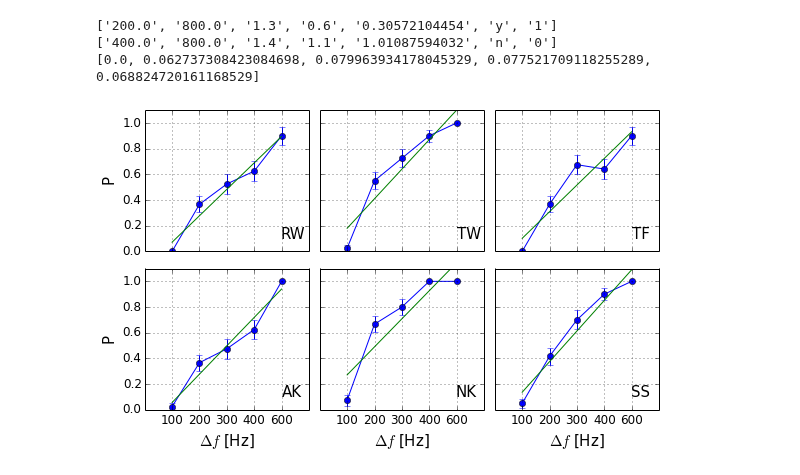
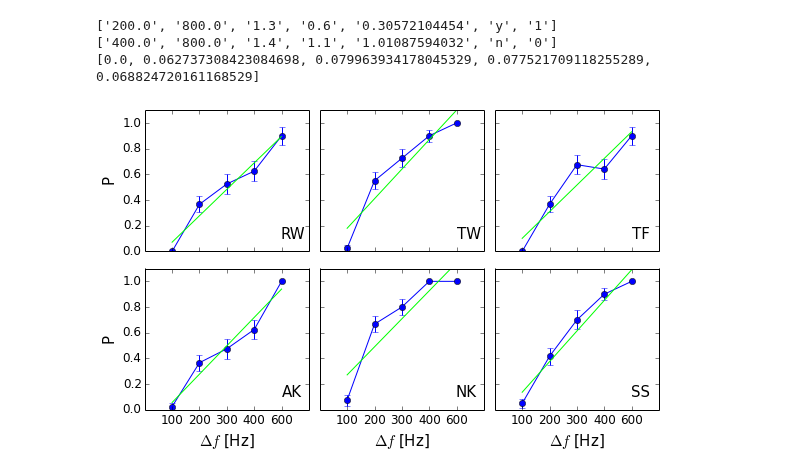
Before and after one commit to wachtlerlab/RWeiss, a Jupyter notebook: Auswertung_vergleiche.ipynb, the cells around one changed output. Saved outputs shown, nothing was run; the diff lists cells and outputs as text; code cells hidden in the pictures.

```diff
--- a/Auswertung_vergleiche.ipynb
+++ b/Auswertung_vergleiche.ipynb
@@ -73,40 +73,40 @@ for i in range(3):
     p[0,i].errorbar(range(len(names[i])), [float(names[i][key][1])/names[i][key][0] for key in sorted(names[i])], marker='o', label=legend[i], yerr=list(sems[i]), ecolor='b')
     line = stats.linregress(range(len(names[i])), [float(names[i][key][1])/names[i][key][0] for key in sorted(names[i])])
     x = range(len(names[i]))
-    p[0,i].plot(x, [line[0]*x+line[1] for x in range(len(names[i]))])
+    p[0,i].plot(x, [line[0]*x+line[1] for x in range(len(names[i]))], color='lime')
     p[0,i].set_xticks(range(len(names[i])))
     p[0,i].set_xticklabels(sorted(names[i]))
     p[0,0].set_ylabel('P', fontsize=15)
-    p[0,i].grid()
+    #p[0,i].grid()
     p[0,i].text(4, .1, legend[i], fontsize=15)
     #p[0,i].legend(loc='lower right')
     p[0,i].set_ylim(0,1.1)
     p[0,i].set_xlim(-1, 5)
     p[0,i].tick_params(labelsize=12)
 
 
 for i in range(3):
     p[1,i].errorbar(range(len(names[i])), [float(names[i+3][key][1])/names[i+3][key][0] for key in sorted(names[i])], marker='o', yerr=list(sems[i+3]), label=legend[i+3])
     p[1,i].set_xticks(range(len(names[i])))
     p[1,i].set_xticklabels(sorted(names[i]))
     line = stats.linregress(range(len(names[i])), [float(names[i+3][key][1])/names[i+3][key][0] for key in sorted(names[i])])
     x = range(len(names[i]))
-    p[1,i].plot(x, [line[0]*x+line[1] for x in range(len(names[i]))])
+    p[1,i].plot(x, [line[0]*x+line[1] for x in range(len(names[i]))], color='lime')
     p[1,0].set_ylabel('P', fontsize=15)
     p[1,i].set_xlabel('$\Delta f$ [Hz]', fontsize=15)
-    p[1,i].grid()
+    #p[1,i].grid()
     p[1,i].text(4, .1, legend[i+3], fontsize=15)
     #p[1,i].legend(loc='lower right')
     p[1,i].set_ylim(0,1.1)
     p[1,i].set_xlim(-1, 5)
     p[1,i].tick_params(labelsize=12)
 
 
 
 plt.tight_layout()
 #plt.savefig('/home/weiss/ba/figures/vergleiche.pdf')
 # %% [output]
 ['200.0', '800.0', '1.3', '0.6', '0.30572104454', 'y', '1']
 ['400.0', '800.0', '1.4', '1.1', '1.01087594032', 'n', '0']
 [0.0, 0.062737308423084698, 0.079963934178045329, 0.077521709118255289, 0.068824720161168529]
-[figure, old version]
+[figure, new version]
```
Also changed, not shown: 11 other files.
